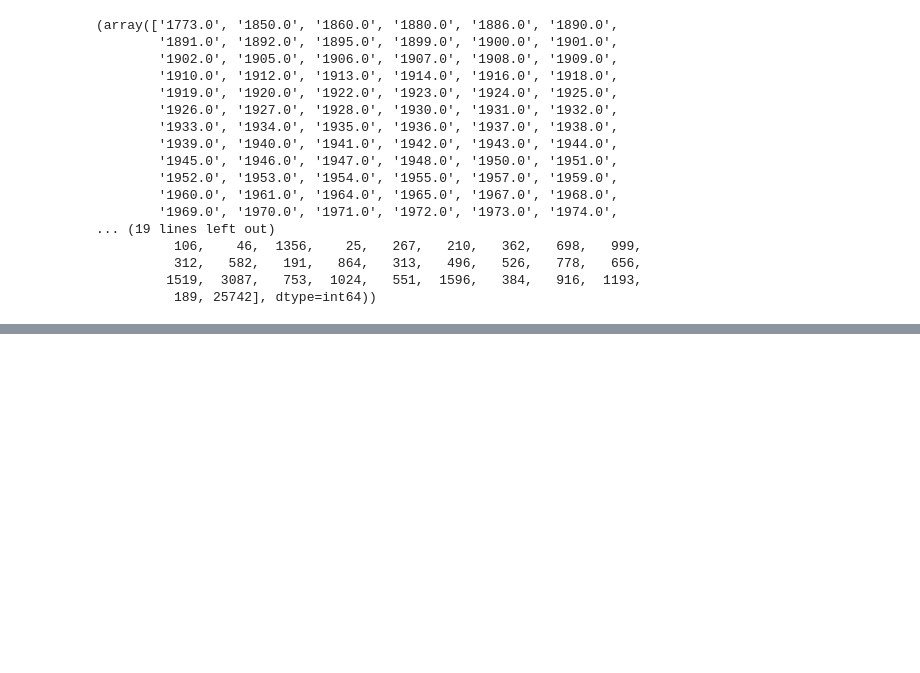
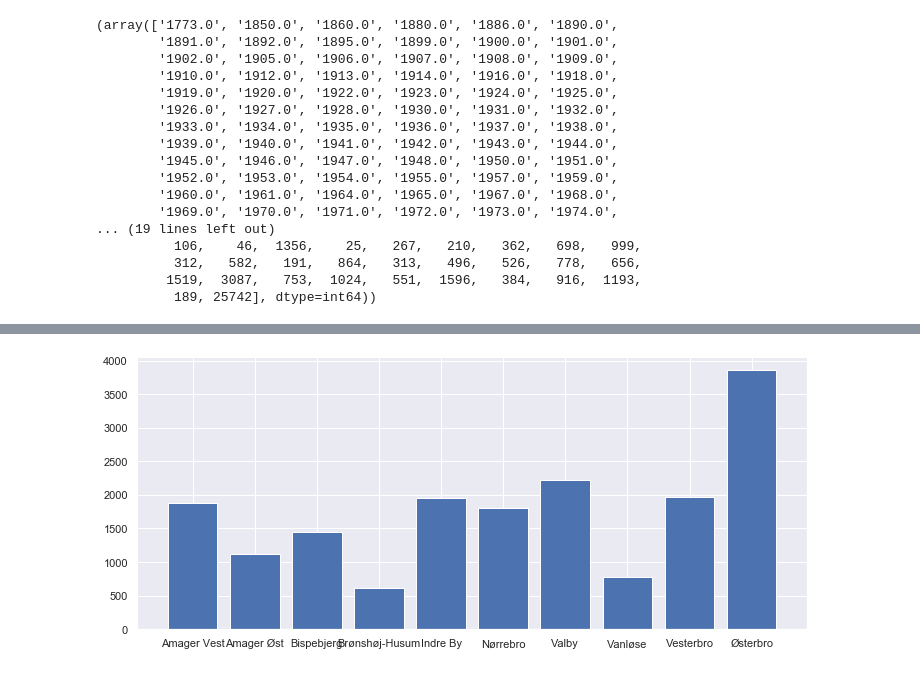
Before and after one commit to KristianBreddam/02806, a Jupyter notebook: Final_Project/planteaar_AK.ipynb, the cells around one changed output, grey strips where cells are left out. Cells and saved outputs as stored; diff of their text form; code cells hidden in the pictures; blank space fills up the shorter version.

```diff
--- a/Final_Project/planteaar_AK.ipynb
+++ b/Final_Project/planteaar_AK.ipynb
@@ -35,0 +109,12 @@ np.unique(df['planteaar'],return_counts=True)
+# %%
+years = set(['2000.0','2001.0','2002.0','2003.0','2004.0','2005.0','2006.0',
+         '2007.0','2008.0','2009.0','2010.0','2011.0','2012.0','2013.0',
+         '2014.0','2015.0','2016.0','2017.0','2018.0','2019.0','2020.0'])
+
+temp = df[df['planteaar'].isin(years)]
+
+byDis = temp.groupby(['bydelsnavn']).count()['id']
+plt.bar(byDis.index,byDis.values)
+plt.show()
+# %% [output]
+[figure, added]
```
Also changed, not shown: parts of 28 cells of this notebook, 2 other files.
